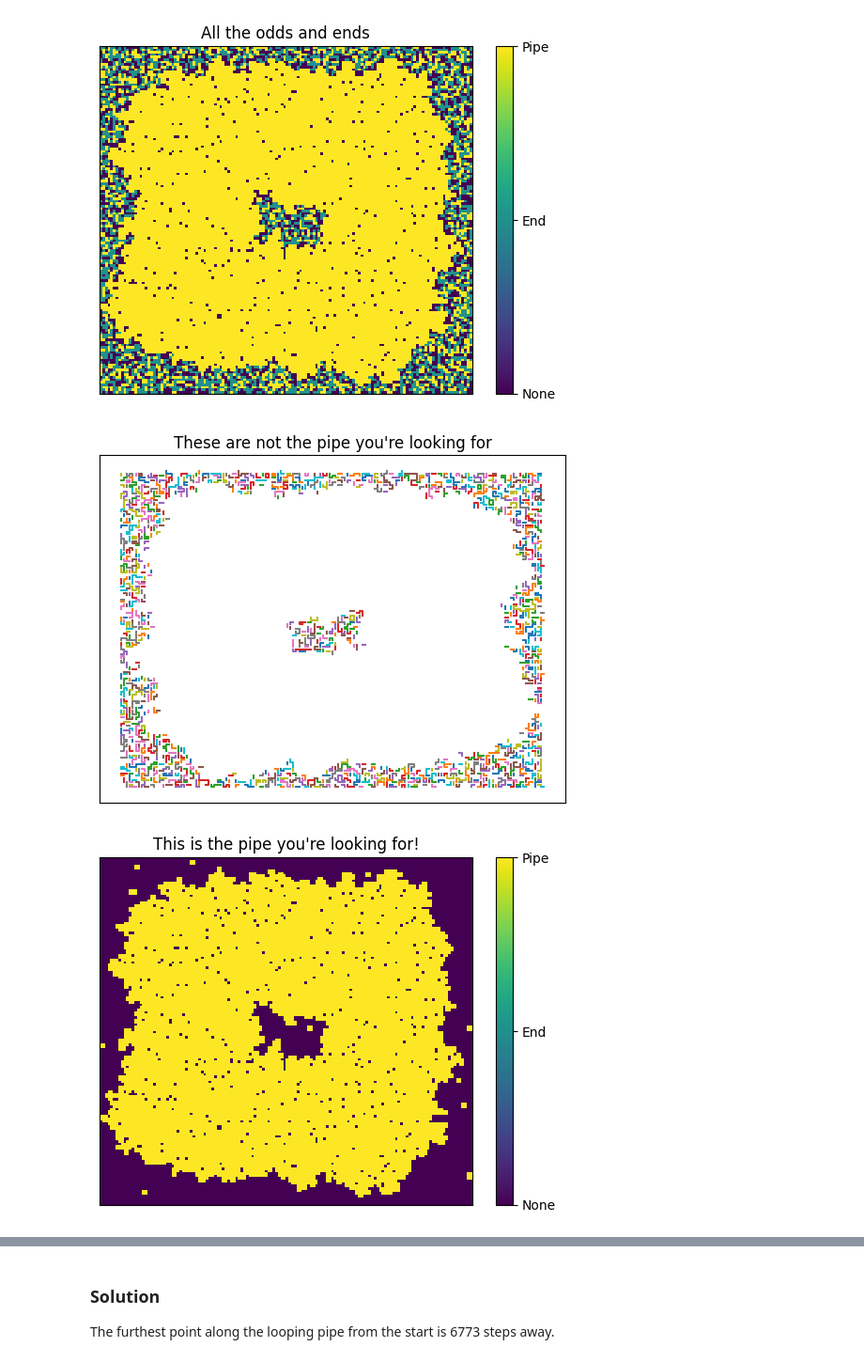
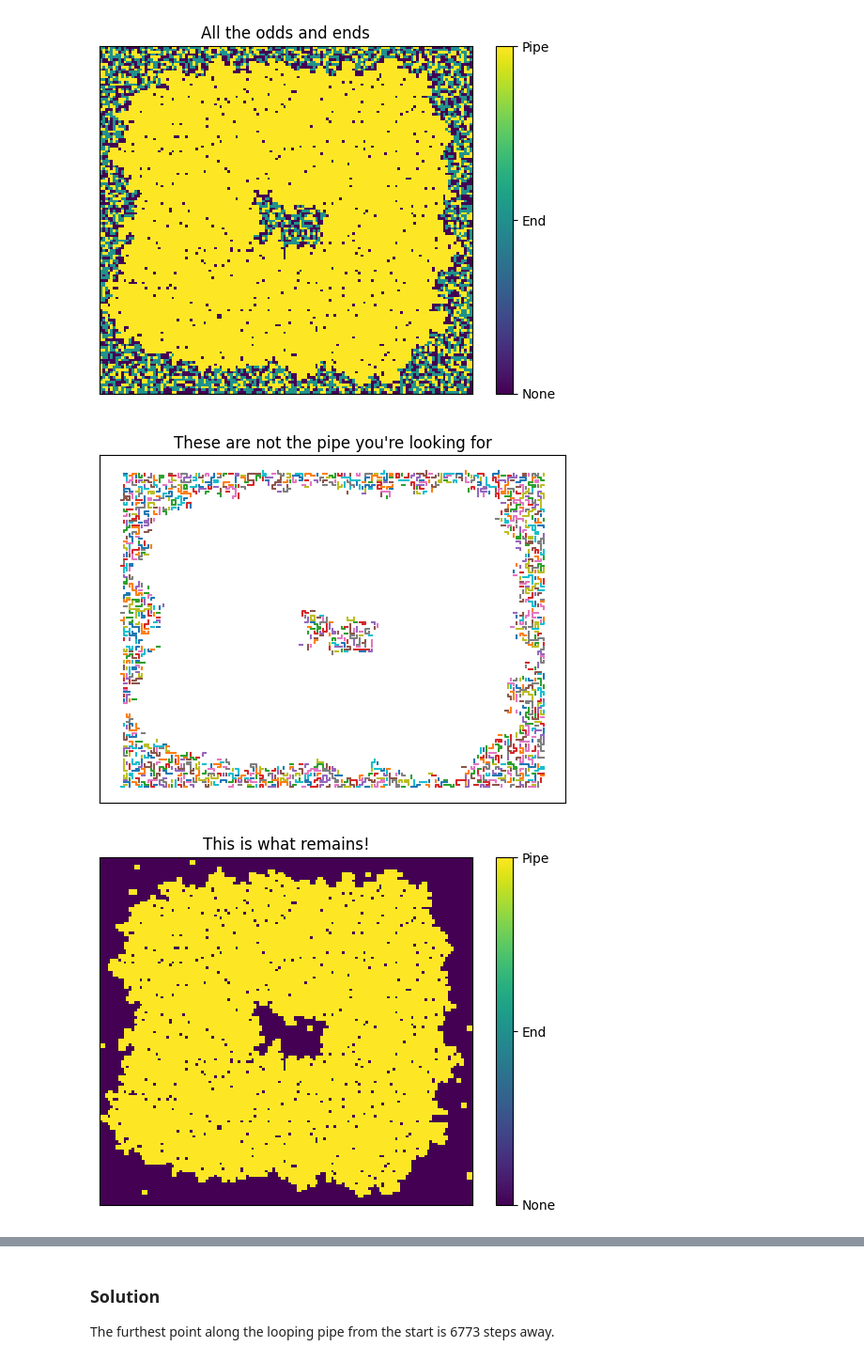
Before and after one commit to nouseforkeys/advent-of-code-23, a Jupyter notebook: day_10.ipynb, the cells around one changed output, grey strips where cells are left out. Shown at 94% size. Cells and saved outputs as stored; diff of their text form; code cells hidden in the pictures.

```diff
--- a/day_10.ipynb
+++ b/day_10.ipynb
@@ -154,34 +154,34 @@ for row_n, row in tqdm(enumerate(connection_grid), desc='Joinery progress'):
 # %%
 # let's plot again!
 def plot_pipes(
     pipes: list[list[tuple[int, int]]], colour: str = None,
     ax: plt.Axes = None, title: str = None
 ) -> None:
     """plots each each pipe"""
     if ax is None:
         fig, ax = plt.subplots()
 
-    x_dim, y_dim = len(grid[0]), len(grid)
+    y_dim = len(grid)
 
     for pipe in tqdm(pipes, desc='Rendering pipes'):
         y_vals, x_vals = map(list, zip(*pipe))
         if colour is None:
-            ax.plot(x_dim - np.array(x_vals), y_dim - np.array(y_vals))
+            ax.plot(np.array(x_vals), y_dim - np.array(y_vals))
         else:
             ax.plot(
-                x_dim - np.array(x_vals), y_dim - np.array(y_vals),
+                np.array(x_vals), y_dim - np.array(y_vals),
                 color=colour
             )
     if title is not None:
         ax.set_title(title)
     ax.set_xticks([])
     ax.set_yticks([])
 
 plot_pipes(pipes, title='These are not the pipe you\'re looking for')
-plot_mask(mask, 'This is the pipe you\'re looking for!')
+plot_mask(mask, 'This is what remains!')
 # %% [output]
-[figure, old version]
+[figure, new version]
-[figure, old version]
+[figure, new version]
 # %%
 # looks like there may be a few little loops other than our main one
 # first find the starting point
```
Also changed, not shown: parts of 2 cells of this notebook.
